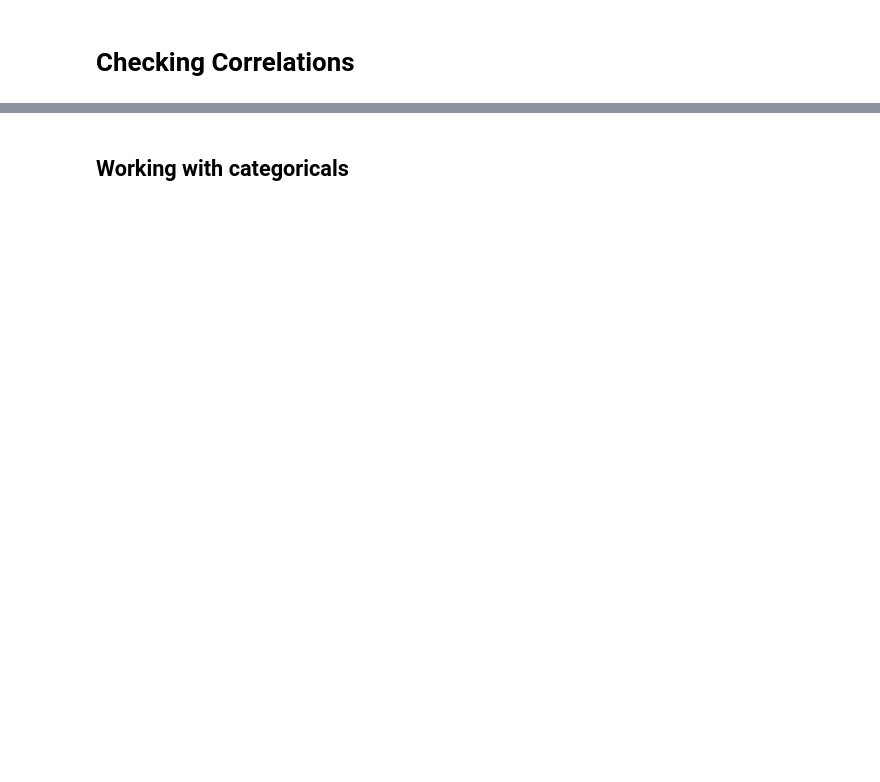
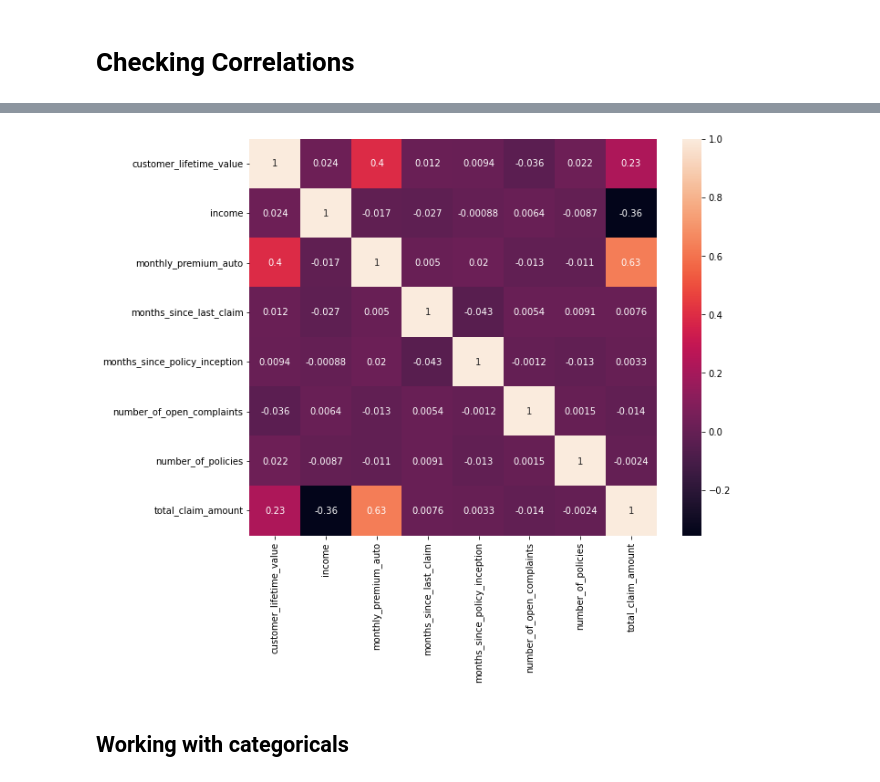
Before and after one commit to erin-berardi/Erin_dataV2-labs, a Jupyter notebook: lab-cleaning-categorical-data/Discrete_Continuous_variables.ipynb, the cells around one changed output, grey strips where cells are left out. Drawn from its saved outputs; the diff is of its cells as text; code cells hidden in the pictures; blank space fills up the shorter version.

```diff
--- a/lab-cleaning-categorical-data/Discrete_Continuous_variables.ipynb
+++ b/lab-cleaning-categorical-data/Discrete_Continuous_variables.ipynb
@@ -222,7 +330,9 @@ correlations
 # %%
 fig, ax=plt.subplots(figsize=(10, 8))
-ax=sns.heatmap(clean_numerical.corr(), annot=True)
+ax=sns.heatmap(numerical.corr(), annot=True)
 plt.show()
+# %% [output]
+[figure, added]
 # %% [markdown]
 ## Working with categoricals
 # %%
```
Also changed, not shown: parts of 53 cells of this notebook, 3 other files.
